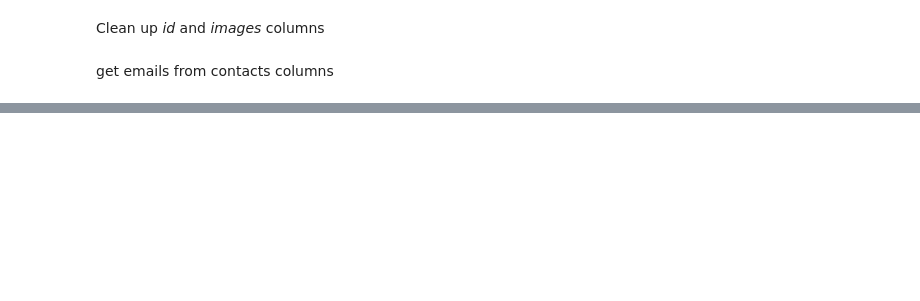
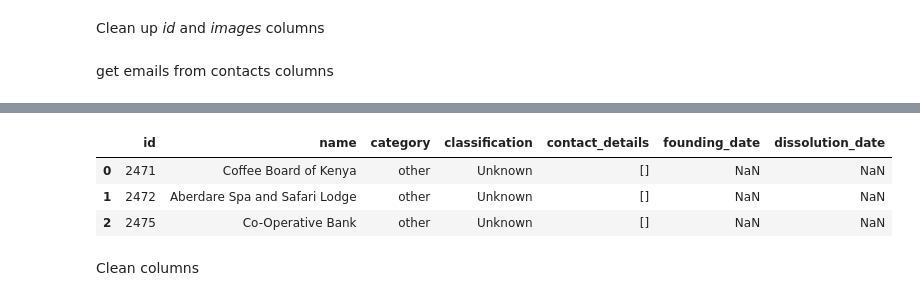
Before and after one commit to 4bic/mzalendo-wrangler, a Jupyter notebook: Mzalendo_Wrangler/mzalendo_ke_legislators_wrangler.ipynb, the cells around one changed output, grey strips where cells are left out. Drawn from its saved outputs; the diff is of its cells as text; code cells hidden in the pictures; blank space fills up the shorter version.

```diff
--- a/Mzalendo_Wrangler/mzalendo_ke_legislators_wrangler.ipynb
+++ b/Mzalendo_Wrangler/mzalendo_ke_legislators_wrangler.ipynb
@@ -155,0 +173,12 @@ data_p['phone'] = data_p['contact_details'].apply(lambda x: get_phone(x)  )
+# %%
+org_columns = ['id','name', 'category', 'classification','contact_details',
+               'founding_date', 'dissolution_date']
+data_org = data_org[org_columns]
+data_org.head(3)
+# %% [output]
+|  | id | name | category | classification | contact_details | founding_date | dissolution_date |
+| 0 | 2471 | Coffee Board of Kenya | other | Unknown | [] | NaN | NaN |
+| 1 | 2472 | Aberdare Spa and Safari Lodge | other | Unknown | [] | NaN | NaN |
+| 2 | 2475 | Co-Operative Bank | other | Unknown | [] | NaN | NaN |
+# %% [markdown]
+Clean columns
```
Also changed, not shown: parts of 5 cells of this notebook.
